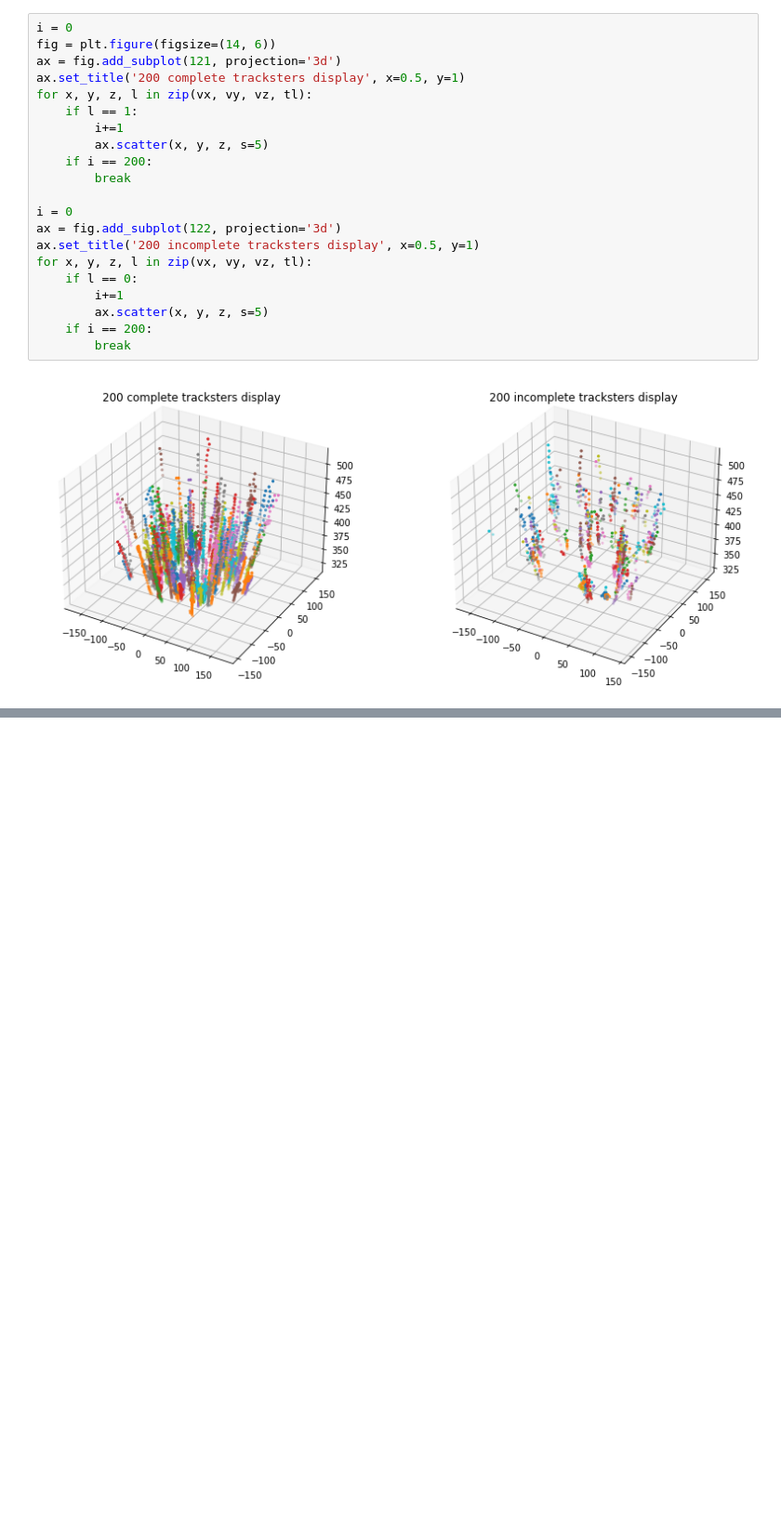
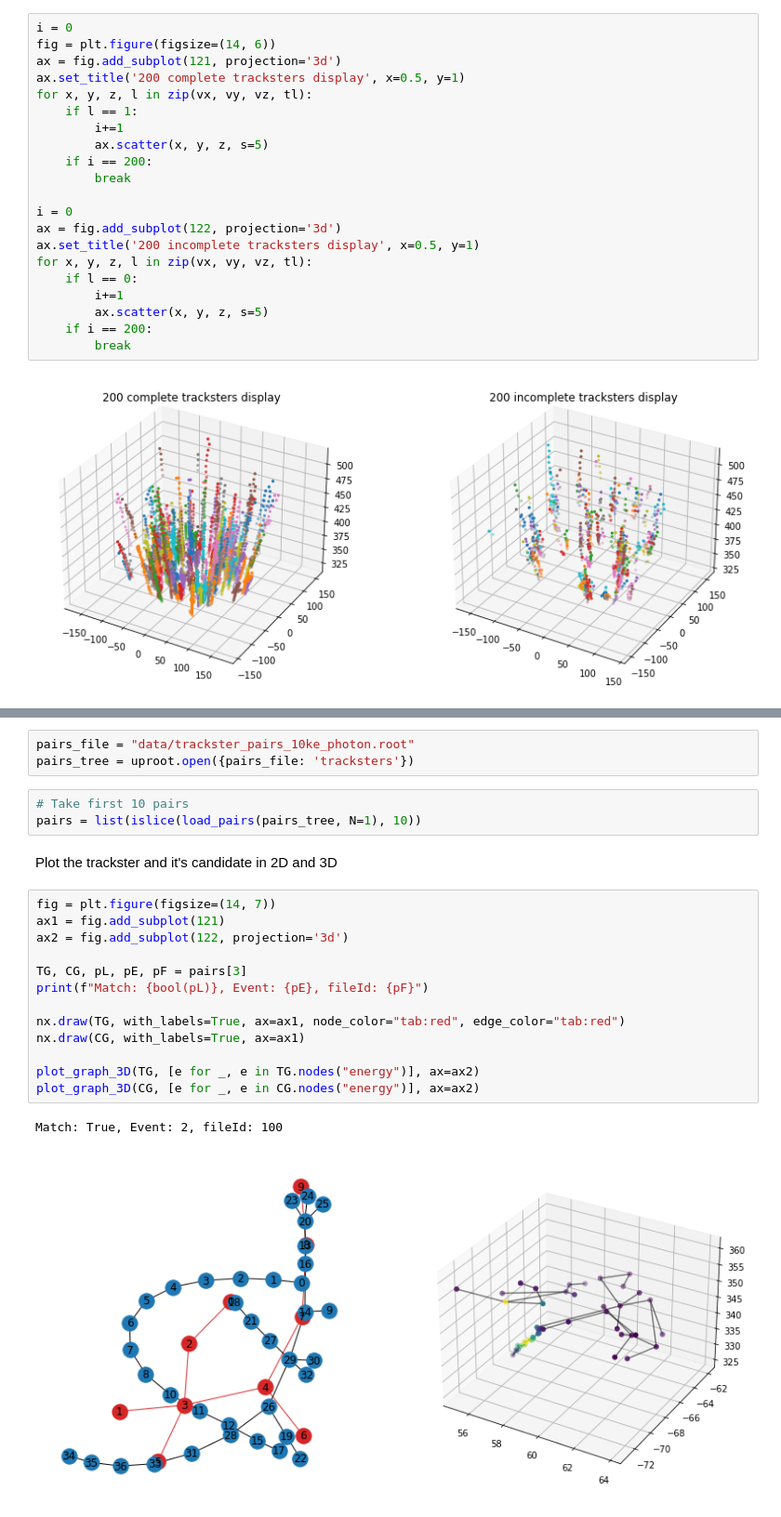
Before and after one commit to edcuba/TICLHack22_PatternReco, a Jupyter notebook: 1_build_graph.ipynb, the cells around one changed output, grey strips where cells are left out. Shown at 93% size. Drawn from its saved outputs; the diff is of its cells as text; blank space fills up the shorter version.

```diff
--- a/1_build_graph.ipynb
+++ b/1_build_graph.ipynb
@@ -125,0 +93,24 @@ network_plot_3D(G, energy[tid])
+# %%
+pairs_file = "data/trackster_pairs_10ke_photon.root"
+pairs_tree = uproot.open({pairs_file: 'tracksters'})
+# %%
+# Take first 10 pairs
+pairs = list(islice(load_pairs(pairs_tree, N=1), 10))
+# %% [markdown]
+Plot the trackster and it's candidate in 2D and 3D
+# %%
+fig = plt.figure(figsize=(14, 7))
+ax1 = fig.add_subplot(121)
+ax2 = fig.add_subplot(122, projection='3d')
+
+TG, CG, pL, pE, pF = pairs[3]
+print(f"Match: {bool(pL)}, Event: {pE}, fileId: {pF}")
+
+nx.draw(TG, with_labels=True, ax=ax1, node_color="tab:red", edge_color="tab:red")
+nx.draw(CG, with_labels=True, ax=ax1)
+
+plot_graph_3D(TG, [e for _, e in TG.nodes("energy")], ax=ax2)
+plot_graph_3D(CG, [e for _, e in CG.nodes("energy")], ax=ax2)
+# %% [output]
+Match: True, Event: 2, fileId: 100
+[figure, added]
```
Also changed, not shown: parts of 21 cells of this notebook, 4 other files.
